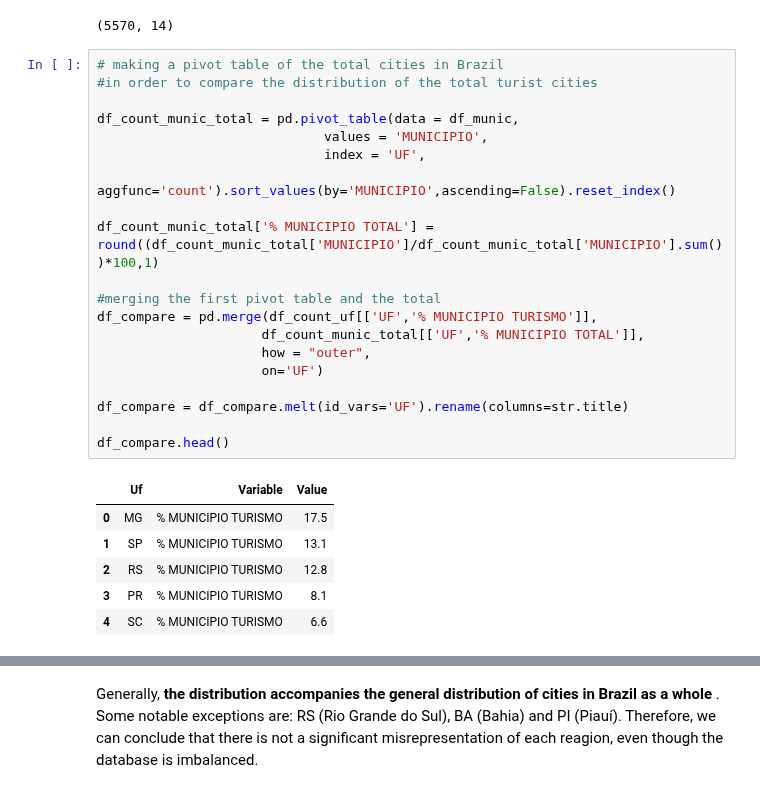
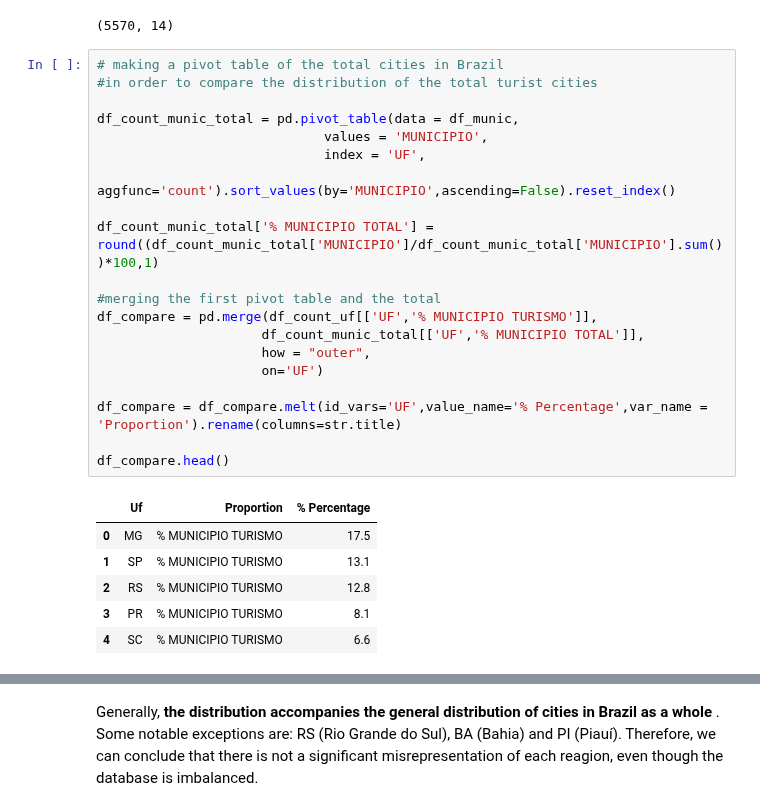
Before and after one commit to juhtolent/Brazil_Tourism, a Jupyter notebook: Exploratory Data Analysis - Tourism.ipynb, the cells around one changed output, grey strips where cells are left out. Saved outputs shown, nothing was run; the diff lists cells and outputs as text.

```diff
--- a/Exploratory Data Analysis - Tourism.ipynb
+++ b/Exploratory Data Analysis - Tourism.ipynb
@@ -77,25 +78,25 @@ df_munic.shape
 # %%
 # making a pivot table of the total cities in Brazil
 #in order to compare the distribution of the total turist cities
 
 df_count_munic_total = pd.pivot_table(data = df_munic,
                              values = 'MUNICIPIO',
                              index = 'UF',
                              aggfunc='count').sort_values(by='MUNICIPIO',ascending=False).reset_index()
 
 df_count_munic_total['% MUNICIPIO TOTAL'] = round((df_count_munic_total['MUNICIPIO']/df_count_munic_total['MUNICIPIO'].sum())*100,1)
 
 #merging the first pivot table and the total
 df_compare = pd.merge(df_count_uf[['UF','% MUNICIPIO TURISMO']],
                      df_count_munic_total[['UF','% MUNICIPIO TOTAL']],
                      how = "outer",
                      on='UF')
 
-df_compare = df_compare.melt(id_vars='UF').rename(columns=str.title)
+df_compare = df_compare.melt(id_vars='UF',value_name='% Percentage',var_name = 'Proportion').rename(columns=str.title)
 
 df_compare.head()
 # %% [output]
-|  | Uf | Variable | Value |
+|  | Uf | Proportion | % Percentage |
 | 0 | MG | % MUNICIPIO TURISMO | 17.5 |
 | 1 | SP | % MUNICIPIO TURISMO | 13.1 |
 | 2 | RS | % MUNICIPIO TURISMO | 12.8 |
```
Also changed, not shown: parts of 6 cells of this notebook.
